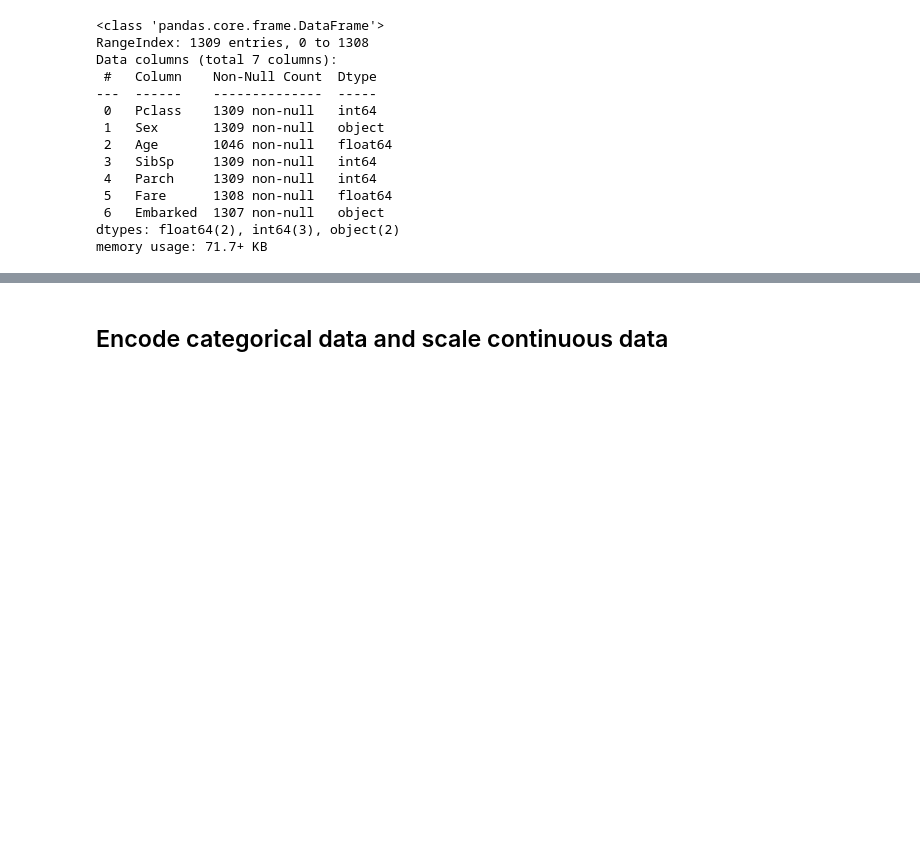
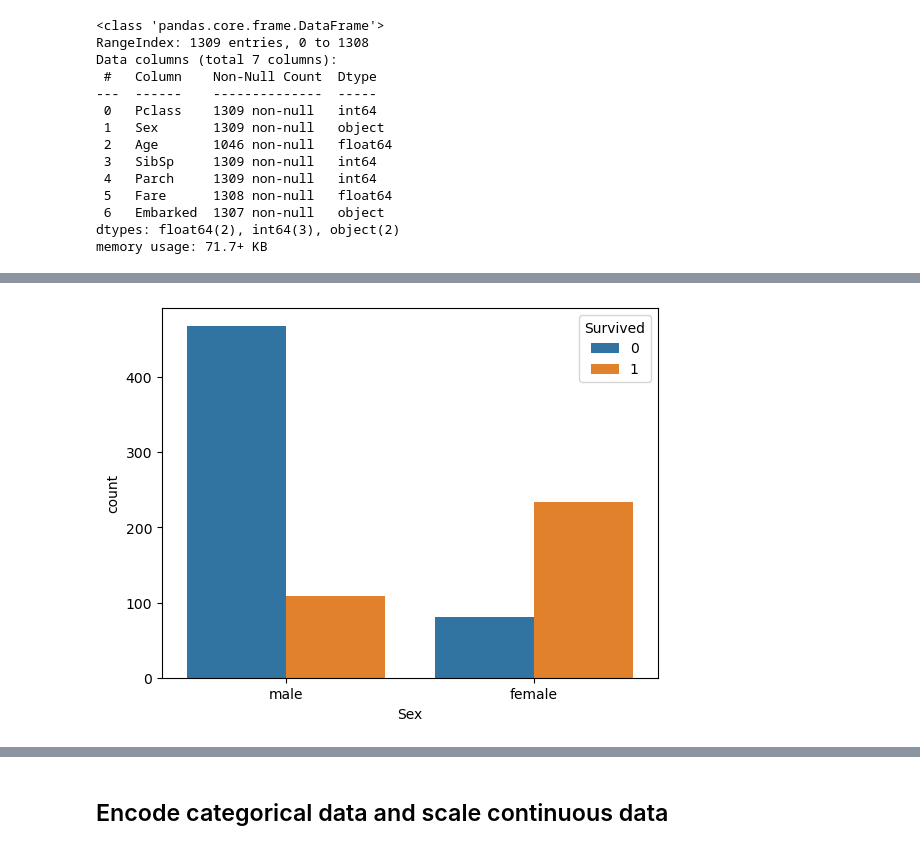
Before and after one commit to VincentC75/Kaggle_Titanic, a Jupyter notebook: Titanic Binary Classifier.ipynb, the cells around one changed output, grey strips where cells are left out. Drawn from its saved outputs; the diff is of its cells as text; code cells hidden in the pictures; blank space fills up the shorter version.

```diff
--- a/Titanic Binary Classifier.ipynb
+++ b/Titanic Binary Classifier.ipynb
@@ -151,0 +159,4 @@ X_all.Sex.hist()
+# %%
+_ = sns.countplot(x='Sex', hue='Survived', data=train_data)
+# %% [output]
+[figure, added]
```
Also changed, not shown: parts of 21 cells of this notebook, 1 other file.
